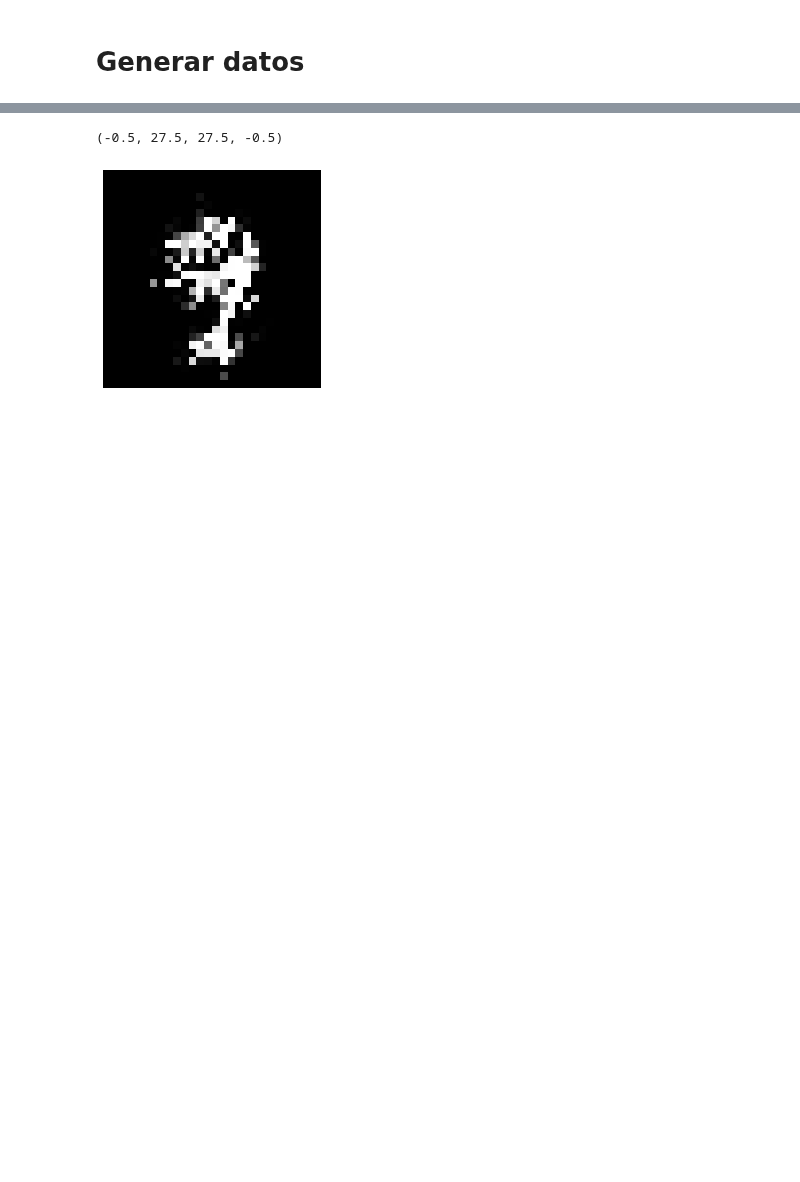
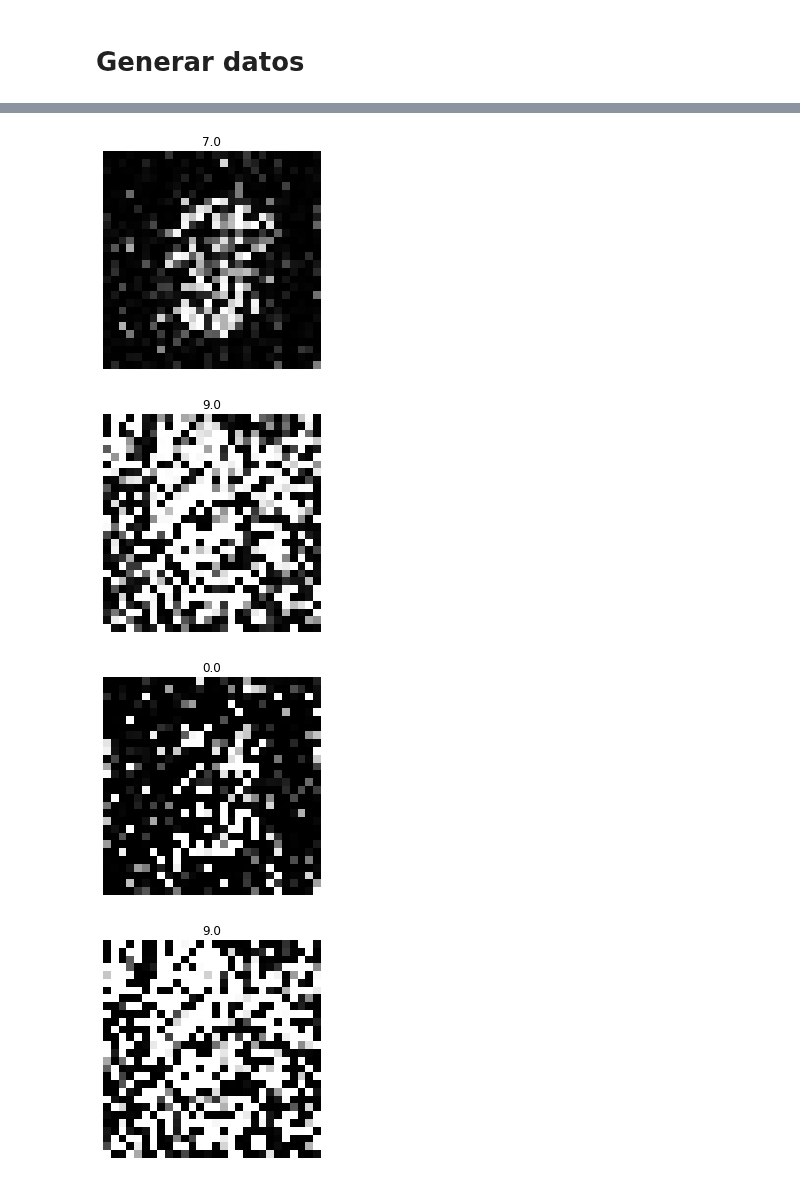
Before and after one commit to vicentcamison/idal_ia3, a Jupyter notebook: 3 Aprendizaje profundo (II)/Sesion 3/1_GAN_1_Really_Simple_GAN_MNIST.ipynb, the cells around one changed output, grey strips where cells are left out. Cells and saved outputs as stored; diff of their text form; code cells hidden in the pictures; blank space fills up the shorter version.

```diff
--- a/3 Aprendizaje profundo (II)/Sesion 3/1_GAN_1_Really_Simple_GAN_MNIST.ipynb
+++ b/3 Aprendizaje profundo (II)/Sesion 3/1_GAN_1_Really_Simple_GAN_MNIST.ipynb
@@ -202,6 +213,10 @@ plt.plot(GG_loss)
 # Generar datos
 # %%
 gen_noise = np.random.normal(0, 1, (np.int64(10), 100))
-syntetic_images = model_gen.predict(gen_noise)
+aux_syntetic = model_gen.predict(gen_noise)
+
+syntetic_images = aux_syntetic[:,:-1].reshape((10,28,28,1))
+syntetic_labels = aux_syntetic[:, -1]
+syntetic_labels = np.round(syntetic_labels*4.5+4.5)
 # %%
 syntetic_images.shape
@@ -210,6 +223,13 @@ syntetic_images.shape
-# %%
-plt.imshow(syntetic_images[0,:,:,0],cmap='gray')
-plt.axis('off')
-# %% [output]
-(-0.5, 27.5, 27.5, -0.5)
-[figure, removed]
+# %%
+#imagen = 0
+for imagen in range(0,9):
+  plt.figure()
+  plt.imshow(syntetic_images[imagen,:,:,0],cmap='gray')
+  plt.title(syntetic_labels[imagen])
+  plt.axis('off')
+  #print(syntetic_labels)
+# %% [output]
+[figure, added]
+[figure, added]
+[figure, added]
+[figure, added]
```
Also changed, not shown: parts of 10 cells of this notebook.
